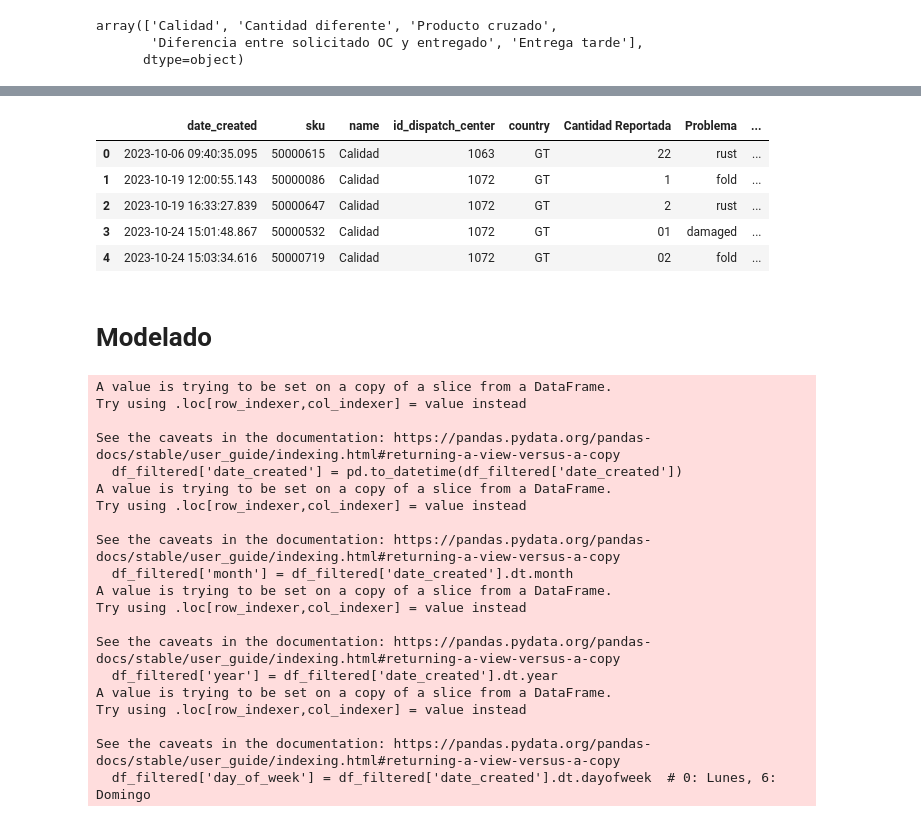
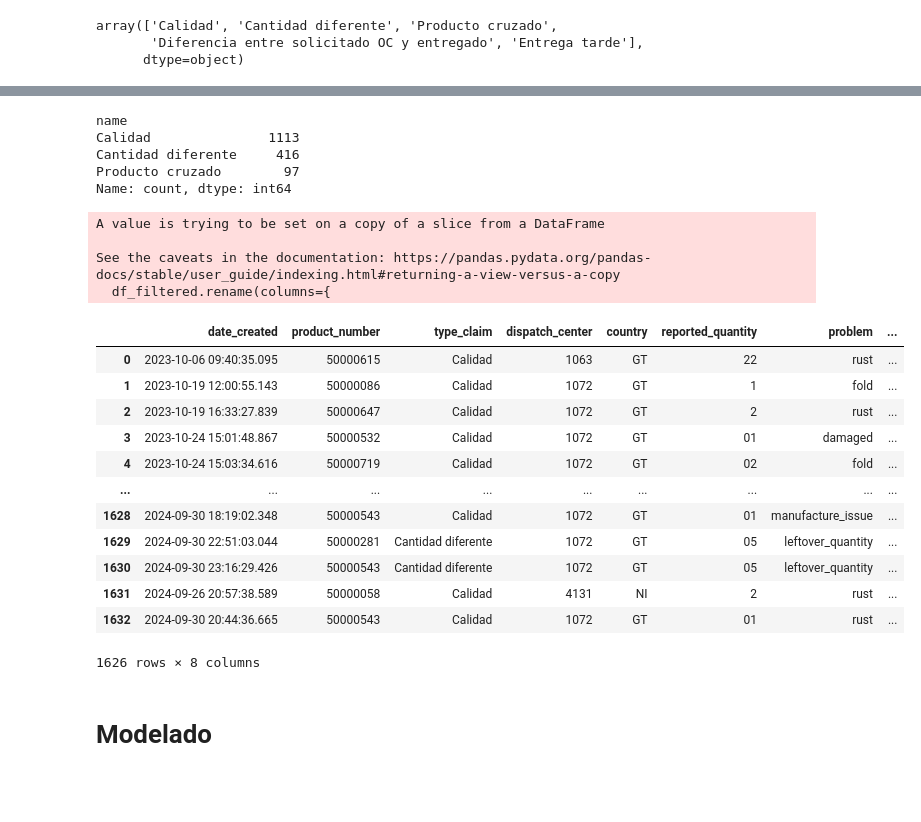
Before and after one commit to egoo16/investigation-multi, a Jupyter notebook: principal.ipynb, the cells around one changed output, grey strips where cells are left out. Cells and saved outputs as stored; diff of their text form; code cells hidden in the pictures; blank space fills up the shorter version.

```diff
--- a/principal.ipynb
+++ b/principal.ipynb
@@ -165,5 +236,5 @@ See the caveats in the documentation: https://pandas.pydata.org/pandas-docs/stab
 # %%
-df_filtered['Problema'] = (
+df_filtered['problem'] = (
     df_filtered[['Resultado de seleccion producto faltante o sobrante',	'Seleccion de tipo problema de calidad']]
     .bfill(axis=1).iloc[:, 0]
 )
@@ -189,0 +261,2 @@ See the caveats in the documentation: https://pandas.pydata.org/pandas-docs/stab
+# %%
+df_filtered['problem'] = df_filtered['problem'].fillna('cross_product')
@@ -211,6 +302,6 @@ See the caveats in the documentation: https://pandas.pydata.org/pandas-docs/stab
 # %%
 # Unificar las columnas de 'Cliente se queda con el producto'
-df_filtered['Cliente se queda con el producto'] = (
+df_filtered['client_keep_product'] = (
     df_filtered[['Cliente se queda con el producto, problemas de calidad', 'Cliente se queda con el producto, producto cruzado']]
     .bfill(axis=1).iloc[:, 0]
 )
@@ -259,11 +350,39 @@ See the caveats in the documentation: https://pandas.pydata.org/pandas-docs/stab
+# %%
+conteo_por_name = df_filtered['name'].value_counts()
+
+print(conteo_por_name)
+# %% [output]
+name
+Calidad               1113
+Cantidad diferente     416
+Producto cruzado        97
+Name: count, dtype: int64
+# %%
+df_filtered.rename(columns={
+    'sku': 'product_number',
+    'name': 'type_claim',
+    'id_dispatch_center': 'dispatch_center'
+}, inplace=True)
+# %% [output]
+A value is trying to be set on a copy of a slice from a DataFrame
+
+See the caveats in the documentation: https://pandas.pydata.org/pandas-docs/stable/user_guide/indexing.html#returning-a-view-versus-a-copy
+  df_filtered.rename(columns={
 # %%
-df_filtered.head()
+df_filtered
 # %% [output]
-|  | date_created | sku | name | id_dispatch_center | country | Cantidad Reportada | Problema | ... |
+|  | date_created | product_number | type_claim | dispatch_center | country | reported_quantity | problem | ... |
 | 0 | 2023-10-06 09:40:35.095 | 50000615 | Calidad | 1063 | GT | 22 | rust | ... |
 | 1 | 2023-10-19 12:00:55.143 | 50000086 | Calidad | 1072 | GT | 1 | fold | ... |
 | 2 | 2023-10-19 16:33:27.839 | 50000647 | Calidad | 1072 | GT | 2 | rust | ... |
 | 3 | 2023-10-24 15:01:48.867 | 50000532 | Calidad | 1072 | GT | 01 | damaged | ... |
 | 4 | 2023-10-24 15:03:34.616 | 50000719 | Calidad | 1072 | GT | 02 | fold | ... |
+| ... | ... | ... | ... | ... | ... | ... | ... | ... |
+| 1628 | 2024-09-30 18:19:02.348 | 50000543 | Calidad | 1072 | GT | 01 | manufacture_issue | ... |
+| 1629 | 2024-09-30 22:51:03.044 | 50000281 | Cantidad diferente | 1072 | GT | 05 | leftover_quantity | ... |
+| 1630 | 2024-09-30 23:16:29.426 | 50000543 | Cantidad diferente | 1072 | GT | 05 | leftover_quantity | ... |
+| 1631 | 2024-09-26 20:57:38.589 | 50000058 | Calidad | 4131 | NI | 2 | rust | ... |
+| 1632 | 2024-09-30 20:44:36.665 | 50000543 | Calidad | 1072 | GT | 01 | rust | ... |
+1626 rows × 8 columns
 # %% [markdown]
 # Modelado
@@ -279,27 +388,0 @@ from sklearn.metrics import accuracy_score
-# %%
-# 1. Convertir 'date_created' a tipo datetime y extraer mes, día y año para análisis estacional
-df_filtered['date_created'] = pd.to_datetime(df_filtered['date_created'])
-df_filtered['month'] = df_filtered['date_created'].dt.month
-df_filtered['year'] = df_filtered['date_created'].dt.year
-df_filtered['day_of_week'] = df_filtered['date_created'].dt.dayofweek  # 0: Lunes, 6: Domingo
-# %% [output]
-A value is trying to be set on a copy of a slice from a DataFrame.
-Try using .loc[row_indexer,col_indexer] = value instead
-
-See the caveats in the documentation: https://pandas.pydata.org/pandas-docs/stable/user_guide/indexing.html#returning-a-view-versus-a-copy
-  df_filtered['date_created'] = pd.to_datetime(df_filtered['date_created'])
-A value is trying to be set on a copy of a slice from a DataFrame.
-Try using .loc[row_indexer,col_indexer] = value instead
-
-See the caveats in the documentation: https://pandas.pydata.org/pandas-docs/stable/user_guide/indexing.html#returning-a-view-versus-a-copy
-  df_filtered['month'] = df_filtered['date_created'].dt.month
-A value is trying to be set on a copy of a slice from a DataFrame.
-Try using .loc[row_indexer,col_indexer] = value instead
-
-See the caveats in the documentation: https://pandas.pydata.org/pandas-docs/stable/user_guide/indexing.html#returning-a-view-versus-a-copy
-  df_filtered['year'] = df_filtered['date_created'].dt.year
-A value is trying to be set on a copy of a slice from a DataFrame.
-Try using .loc[row_indexer,col_indexer] = value instead
-
-See the caveats in the documentation: https://pandas.pydata.org/pandas-docs/stable/user_guide/indexing.html#returning-a-view-versus-a-copy
-  df_filtered['day_of_week'] = df_filtered['date_created'].dt.dayofweek  # 0: Lunes, 6: Domingo
```
Also changed, not shown: parts of 79 cells of this notebook, 4 other files.
